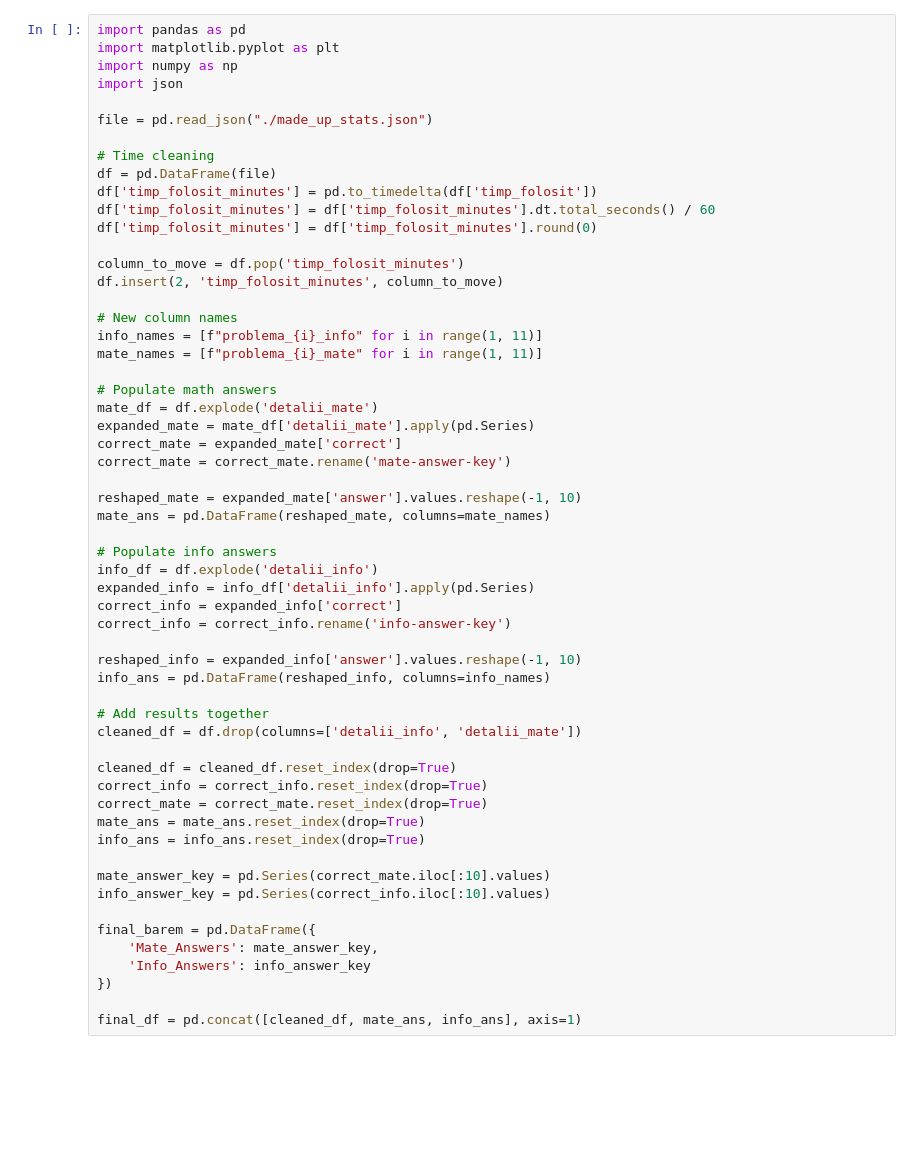
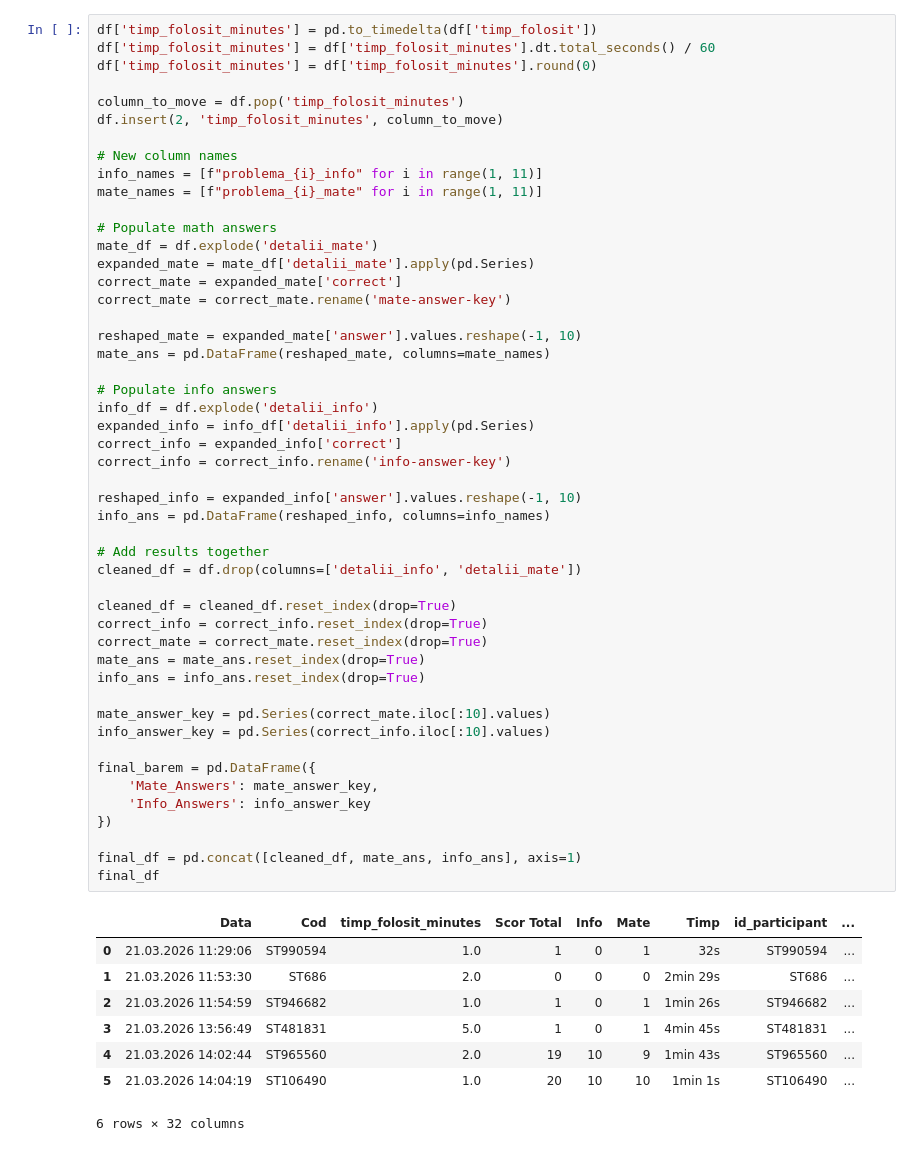
Before and after one commit to Dimitrescu-Robert/sitepoli, a Jupyter notebook: sim_stats.ipynb, the cells around one changed output. Drawn from its saved outputs; the diff is of its cells as text; blank space fills up the shorter version.

```diff
--- a/sim_stats.ipynb
+++ b/sim_stats.ipynb
@@ -1,13 +24,4 @@
 # %%
-import pandas as pd
-import matplotlib.pyplot as plt
-import numpy as np
-import json
-
-file = pd.read_json("./made_up_stats.json")
-
-# Time cleaning
-df = pd.DataFrame(file)
 df['timp_folosit_minutes'] = pd.to_timedelta(df['timp_folosit'])
 df['timp_folosit_minutes'] = df['timp_folosit_minutes'].dt.total_seconds() / 60
 df['timp_folosit_minutes'] = df['timp_folosit_minutes'].round(0)
@@ -28,33 +42,43 @@ correct_mate = correct_mate.rename('mate-answer-key')
 reshaped_mate = expanded_mate['answer'].values.reshape(-1, 10)
 mate_ans = pd.DataFrame(reshaped_mate, columns=mate_names)
 
 # Populate info answers
 info_df = df.explode('detalii_info')
 expanded_info = info_df['detalii_info'].apply(pd.Series)
 correct_info = expanded_info['correct']
 correct_info = correct_info.rename('info-answer-key')
 
 reshaped_info = expanded_info['answer'].values.reshape(-1, 10)
 info_ans = pd.DataFrame(reshaped_info, columns=info_names)
 
 # Add results together
 cleaned_df = df.drop(columns=['detalii_info', 'detalii_mate'])
 
 cleaned_df = cleaned_df.reset_index(drop=True)
 correct_info = correct_info.reset_index(drop=True)
 correct_mate = correct_mate.reset_index(drop=True)
 mate_ans = mate_ans.reset_index(drop=True)
 info_ans = info_ans.reset_index(drop=True)
 
 mate_answer_key = pd.Series(correct_mate.iloc[:10].values)
 info_answer_key = pd.Series(correct_info.iloc[:10].values)
 
 final_barem = pd.DataFrame({
     'Mate_Answers': mate_answer_key,
     'Info_Answers': info_answer_key
 })
 
 final_df = pd.concat([cleaned_df, mate_ans, info_ans], axis=1)
+final_df
+# %% [output]
+|  | Data | Cod | timp_folosit_minutes | Scor Total | Info | Mate | Timp | id_participant | ... |
+| 0 | 21.03.2026 11:29:06 | ST990594 | 1.0 | 1 | 0 | 1 | 32s | ST990594 | ... |
+| 1 | 21.03.2026 11:53:30 | ST686 | 2.0 | 0 | 0 | 0 | 2min 29s | ST686 | ... |
+| 2 | 21.03.2026 11:54:59 | ST946682 | 1.0 | 1 | 0 | 1 | 1min 26s | ST946682 | ... |
+| 3 | 21.03.2026 13:56:49 | ST481831 | 5.0 | 1 | 0 | 1 | 4min 45s | ST481831 | ... |
+| 4 | 21.03.2026 14:02:44 | ST965560 | 2.0 | 19 | 10 | 9 | 1min 43s | ST965560 | ... |
+| 5 | 21.03.2026 14:04:19 | ST106490 | 1.0 | 20 | 10 | 10 | 1min 1s | ST106490 | ... |
+6 rows × 32 columns
 # %%
 info_answers = final_df.iloc[:, 16:26]
 info_correct = info_answers == info_answer_key.values
```
Also changed, not shown: parts of 5 cells of this notebook, 1 other file.
